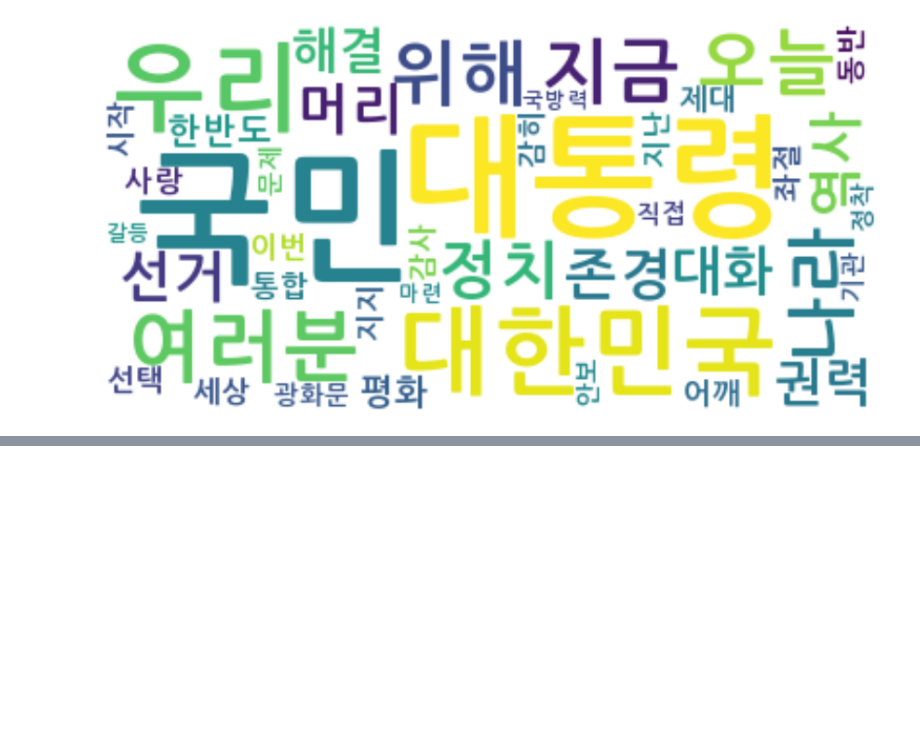
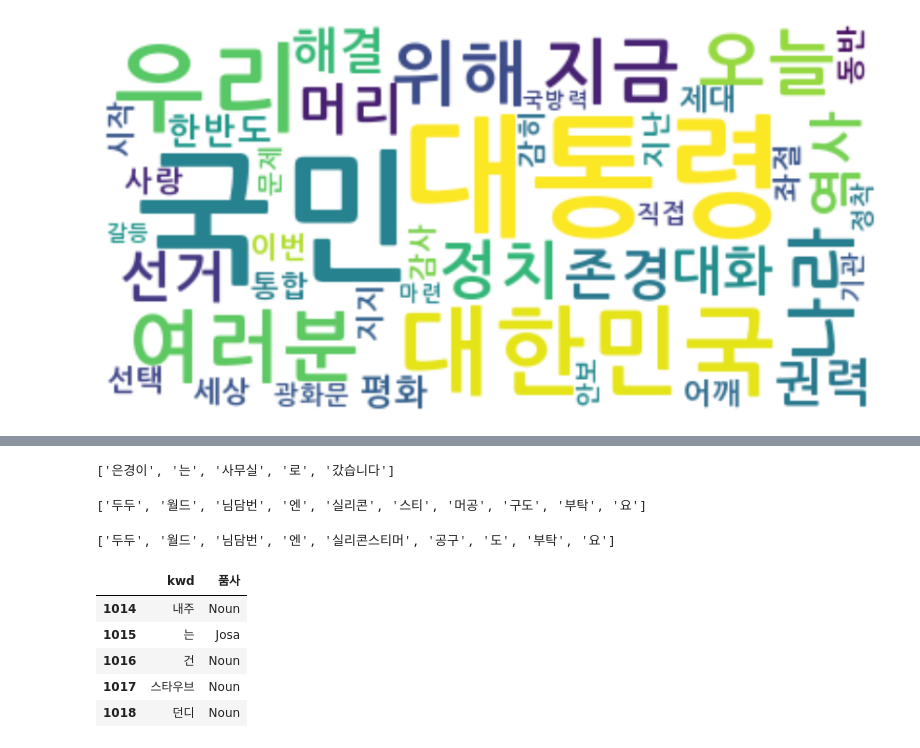
Before and after one commit to YoonHanho/adp_r, a Jupyter notebook: adp_tm_final.ipynb, the cells around one changed output, grey strips where cells are left out. Drawn from its saved outputs; the diff is of its cells as text; code cells hidden in the pictures; blank space fills up the shorter version.

```diff
--- a/adp_tm_final.ipynb
+++ b/adp_tm_final.ipynb
@@ -464,0 +537,14 @@ plt.show()
+# %%
+twitter.add_dictionary('은경이', 'Noun')
+twitter.morphs('은경이는 사무실로 갔습니다')
+# %% [output]
+['은경이', '는', '사무실', '로', '갔습니다']
+# %%
+twitter.morphs('두두월드님담번엔 실리콘스티머공구도부탁요')
+# %% [output]
+['두두', '월드', '님담번', '엔', '실리콘', '스티', '머공', '구도', '부탁', '요']
+# %%
+twitter.add_dictionary('실리콘스티머', 'Noun')
+twitter.morphs('두두월드님담번엔 실리콘스티머공구도부탁요')  # ---> 굿!
+# %% [output]
+['두두', '월드', '님담번', '엔', '실리콘스티머', '공구', '도', '부탁', '요']
@@ -464,0 +562,10 @@ plt.show()
+# %%
+words_df = pd.DataFrame(words, columns=['kwd', '품사'])
+words_df.tail()
+# %% [output]
+|  | kwd | 품사 |
+| 1014 | 내주 | Noun |
+| 1015 | 는 | Josa |
+| 1016 | 건 | Noun |
+| 1017 | 스타우브 | Noun |
+| 1018 | 던디 | Noun |
```
Also changed, not shown: parts of 31 cells of this notebook.
